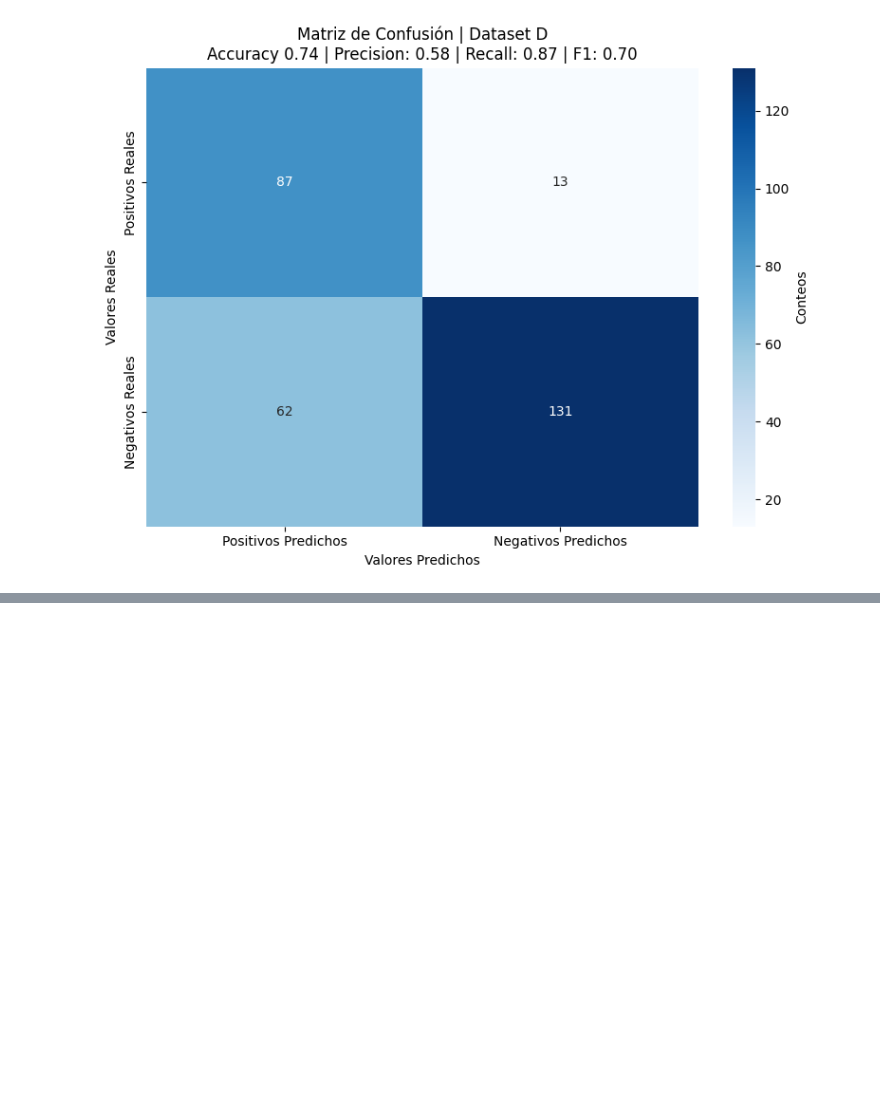
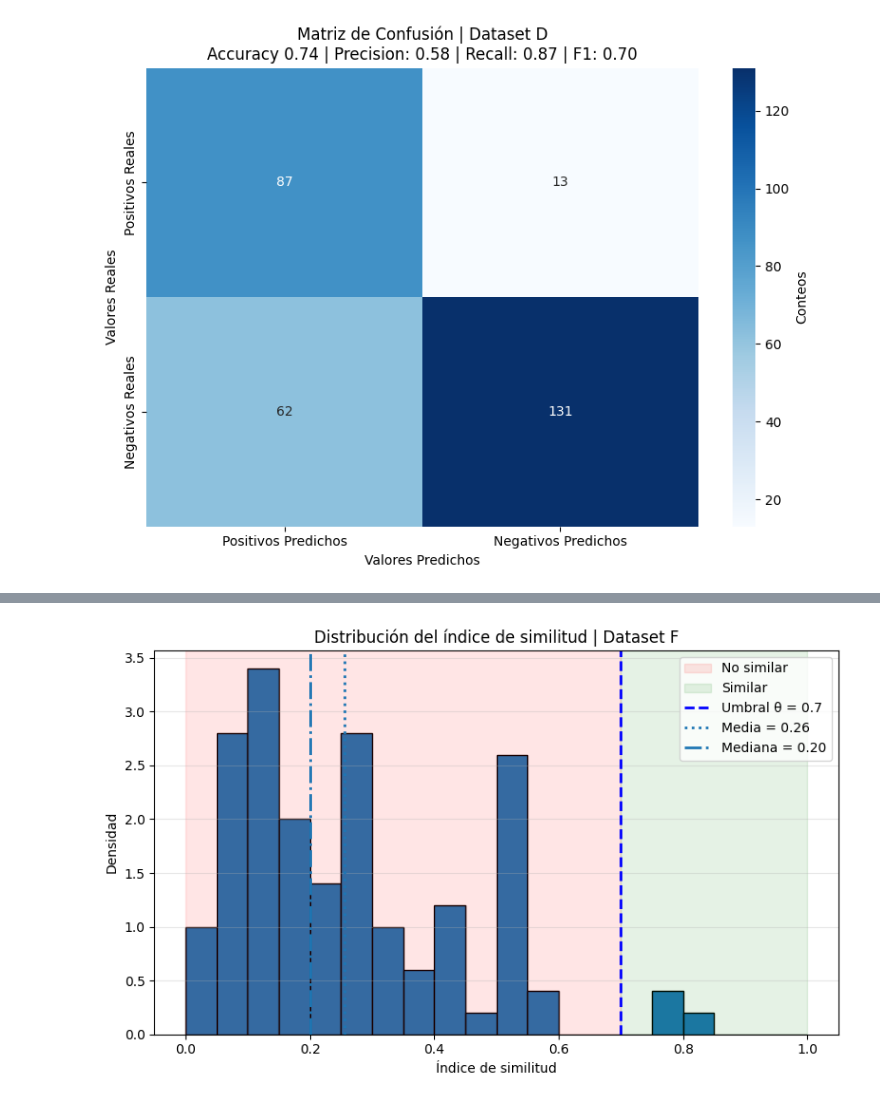
Before and after one commit to EdsonEddy/scsc, a Jupyter notebook: notebooks/testing_dataset/ground_truth.ipynb, the cells around one changed output, grey strips where cells are left out. Cells and saved outputs as stored; diff of their text form; code cells hidden in the pictures; blank space fills up the shorter version.

```diff
--- a/notebooks/testing_dataset/ground_truth.ipynb
+++ b/notebooks/testing_dataset/ground_truth.ipynb
@@ -193,0 +241,13 @@ plot_confusion_matrix(
+# %%
+"""
+    Kaggle dataset evaluation
+"""
+kaggle_truth_values, kaggle_predicted_values, scores_arr = get_truth_and_predicted_values(
+    ds_dir="datasets",
+    ds_sub_dir="kaggle",
+    csv_name="kaggle_dataset.csv",
+    method="csim",
+)
+plot_histogram(scores_arr, title='Dataset F')
+# %% [output]
+[figure, added]
```
Also changed, not shown: parts of 6 cells of this notebook, 5 other files.
